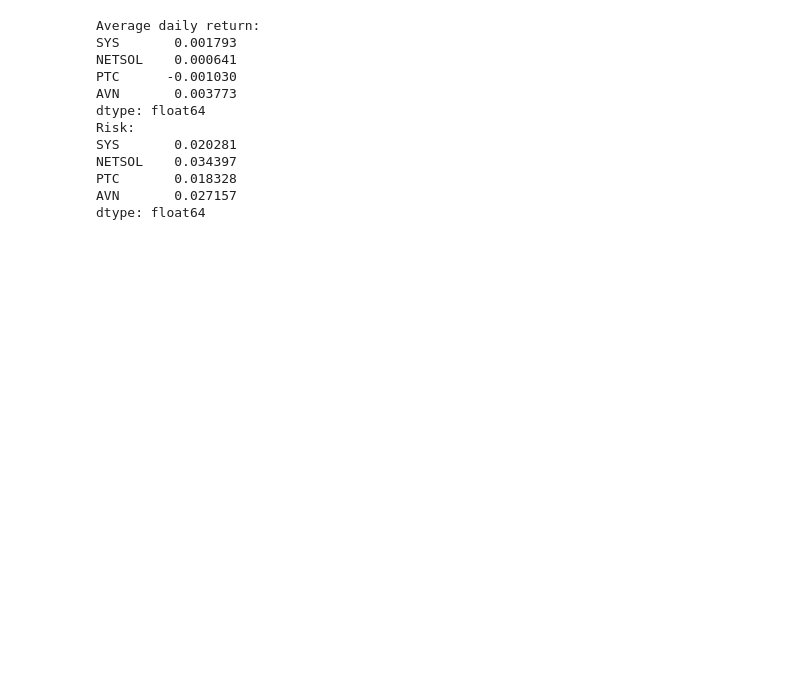
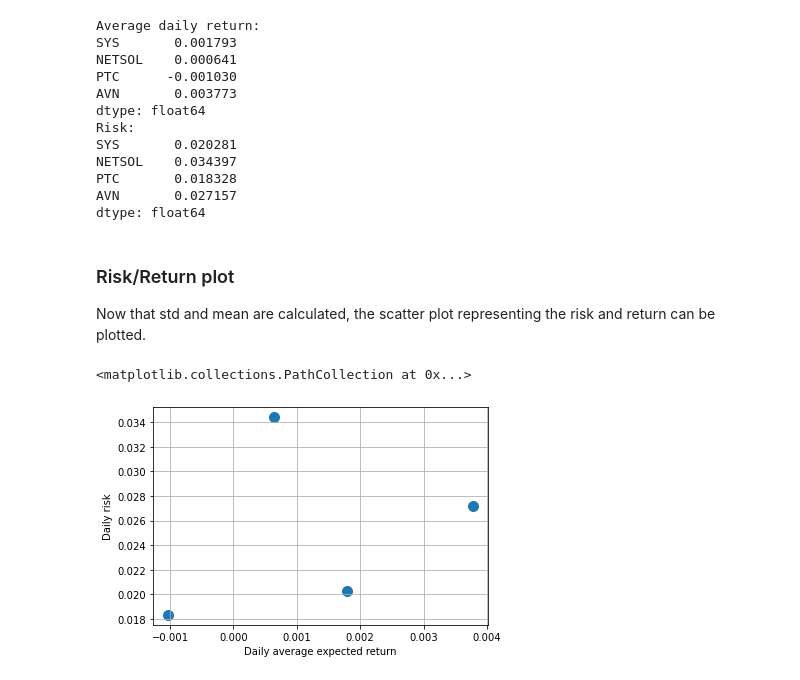
Before and after one commit to simiel/Predictive-Analysis-with-Python, a Jupyter notebook: Project1.ipynb, the cells around one changed output. Drawn from its saved outputs; the diff is of its cells as text; code cells hidden in the pictures; blank space fills up the shorter version.

```diff
--- a/Project1.ipynb
+++ b/Project1.ipynb
@@ -174,3 +174,15 @@ NETSOL    0.034397
 PTC       0.018328
 AVN       0.027157
 dtype: float64
+# %% [markdown]
+### Risk/Return plot
+Now that std and mean are calculated, the scatter plot representing the risk and return can be plotted.
+# %%
+plt.xlabel('Daily average expected return')
+plt.ylabel('Daily risk')
+
+plt.grid()
+plt.scatter(average_daily_return, risk, s=100)
+# %% [output]
+<matplotlib.collections.PathCollection at 0x...>
+[figure, added]
```
Also changed, not shown: parts of 5 cells of this notebook.
